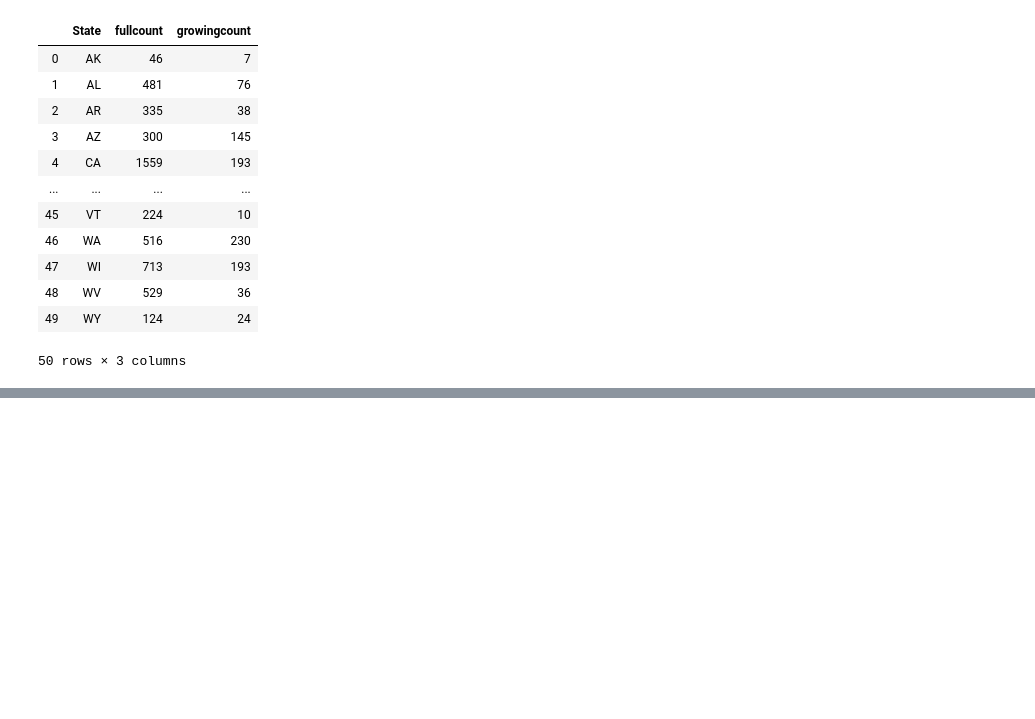
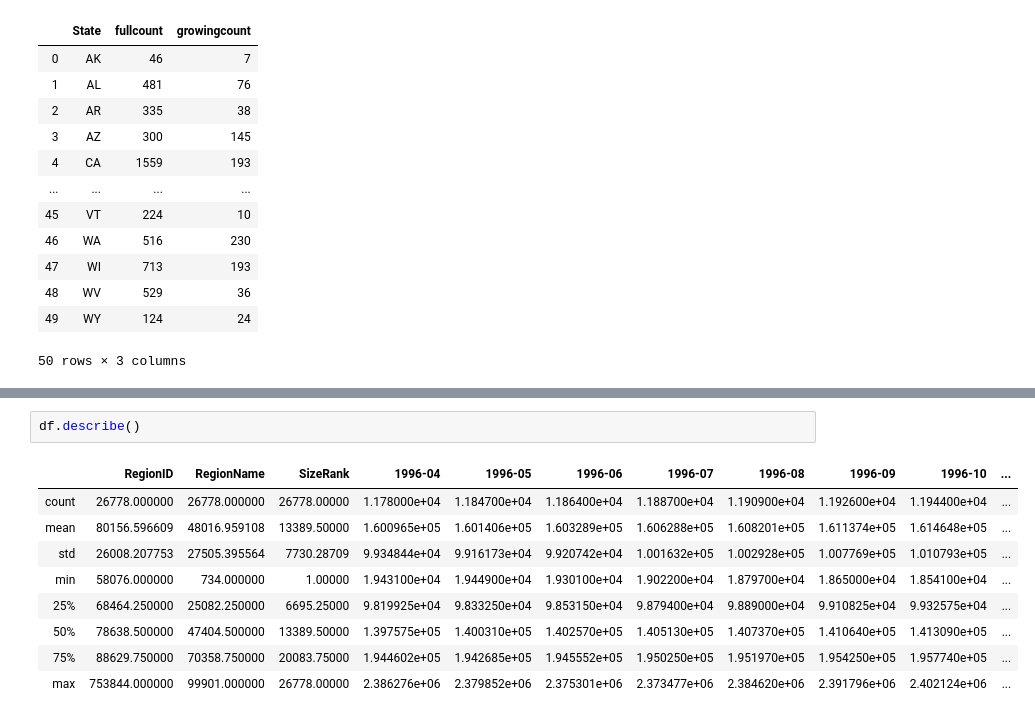
Before and after one commit to gilbertchoy/python_play, a Jupyter notebook: real_estate_playaround.ipynb, the cells around one changed output, grey strips where cells are left out. Drawn from its saved outputs; the diff is of its cells as text; blank space fills up the shorter version.

```diff
--- a/real_estate_playaround.ipynb
+++ b/real_estate_playaround.ipynb
@@ -105,0 +113,12 @@ dfstate
+# %%
+df.describe()
+# %% [output]
+|  | RegionID | RegionName | SizeRank | 1996-04 | 1996-05 | 1996-06 | 1996-07 | 1996-08 | 1996-09 | 1996-10 | ... |
+| count | 26778.000000 | 26778.000000 | 26778.00000 | 1.178000e+04 | 1.184700e+04 | 1.186400e+04 | 1.188700e+04 | 1.190900e+04 | 1.192600e+04 | 1.194400e+04 | ... |
+| mean | 80156.596609 | 48016.959108 | 13389.50000 | 1.600965e+05 | 1.601406e+05 | 1.603289e+05 | 1.606288e+05 | 1.608201e+05 | 1.611374e+05 | 1.614648e+05 | ... |
+| std | 26008.207753 | 27505.395564 | 7730.28709 | 9.934844e+04 | 9.916173e+04 | 9.920742e+04 | 1.001632e+05 | 1.002928e+05 | 1.007769e+05 | 1.010793e+05 | ... |
+| min | 58076.000000 | 734.000000 | 1.00000 | 1.943100e+04 | 1.944900e+04 | 1.930100e+04 | 1.902200e+04 | 1.879700e+04 | 1.865000e+04 | 1.854100e+04 | ... |
+| 25% | 68464.250000 | 25082.250000 | 6695.25000 | 9.819925e+04 | 9.833250e+04 | 9.853150e+04 | 9.879400e+04 | 9.889000e+04 | 9.910825e+04 | 9.932575e+04 | ... |
+| 50% | 78638.500000 | 47404.500000 | 13389.50000 | 1.397575e+05 | 1.400310e+05 | 1.402570e+05 | 1.405130e+05 | 1.407370e+05 | 1.410640e+05 | 1.413090e+05 | ... |
+| 75% | 88629.750000 | 70358.750000 | 20083.75000 | 1.944602e+05 | 1.942685e+05 | 1.945552e+05 | 1.950250e+05 | 1.951970e+05 | 1.954250e+05 | 1.957740e+05 | ... |
+| max | 753844.000000 | 99901.000000 | 26778.00000 | 2.386276e+06 | 2.379852e+06 | 2.375301e+06 | 2.373477e+06 | 2.384620e+06 | 2.391796e+06 | 2.402124e+06 | ... |
```
Also changed, not shown: parts of 3 cells of this notebook, 1 other file.
